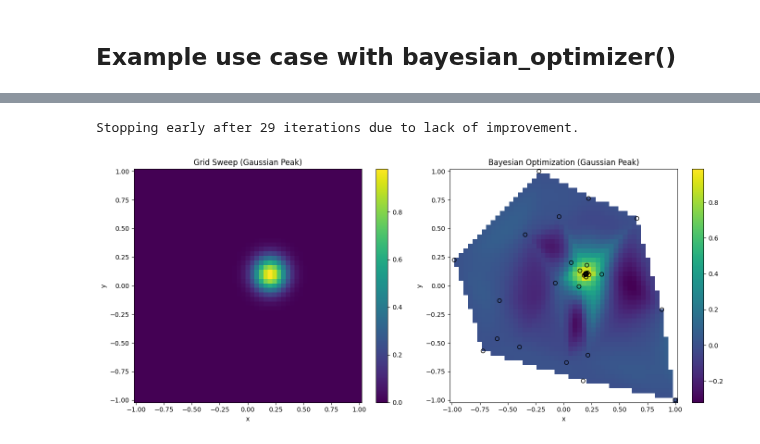
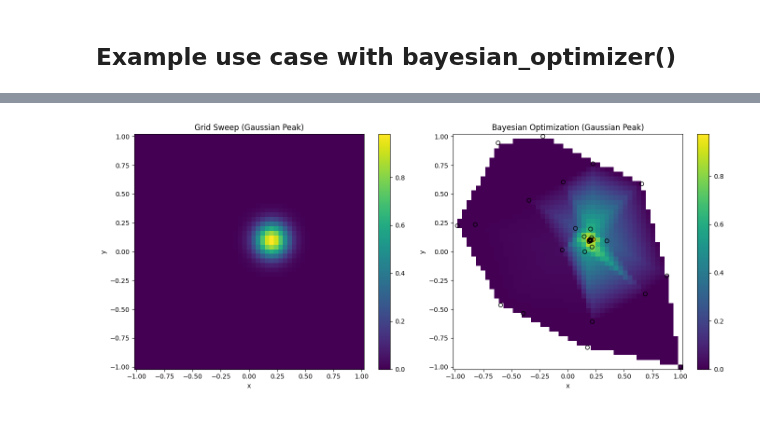
Before and after one commit to dnzckn/BasicBO, a Jupyter notebook: AX_BO_tutorial_1.ipynb, the cells around one changed output, grey strips where cells are left out. Saved outputs shown, nothing was run; the diff lists cells and outputs as text; code cells hidden in the pictures.

```diff
--- a/AX_BO_tutorial_1.ipynb
+++ b/AX_BO_tutorial_1.ipynb
@@ -366,18 +378,13 @@ y = np.linspace(-1, 1, 51)
 x_grid, y_grid = np.meshgrid(x, y)
 z_grid = np.exp(-((x_grid - 0.2) ** 2 + (y_grid - 0.1) ** 2) / (2 * 0.1 ** 2))
 
-# Use the Bayesian optimizer to get new points.
-x_samples, y_samples, z_samples = [], [], []
-for x_sample, y_sample, z in bayesian_optimizer():
-    x_samples.append(x_sample)
-    y_samples.append(y_sample)
-    z_samples.append(z)
+
 
 # Create interpolation for the scatter plot using scipy's griddata.
 x_interp = np.linspace(-1, 1, 50)
 y_interp = np.linspace(-1, 1, 50)
 x_interp_grid, y_interp_grid = np.meshgrid(x_interp, y_interp)
-z_interp = griddata((x_samples, y_samples), z_samples, (x_interp_grid, y_interp_grid), method='cubic')
+z_interp = griddata((x_samples, y_samples), z_samples, (x_interp_grid, y_interp_grid), method='linear')
 
 # Plotting the grid sweep version.
 fig, ax = plt.subplots(1, 2, figsize=(14, 6))
@@ -420,2 +410 @@ plt.show()
-Stopping early after 29 iterations due to lack of improvement.
-[figure, old version]
+[figure, new version]
```
Also changed, not shown: parts of 5 cells of this notebook.
